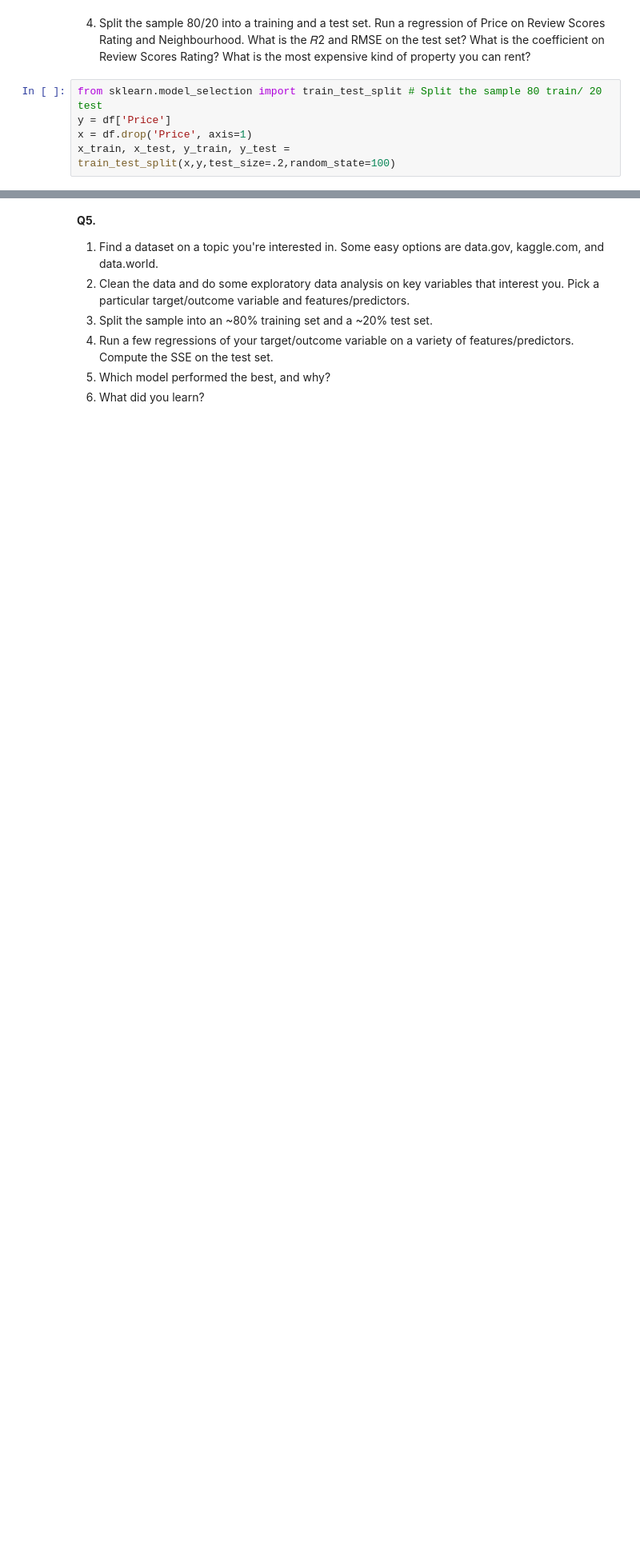
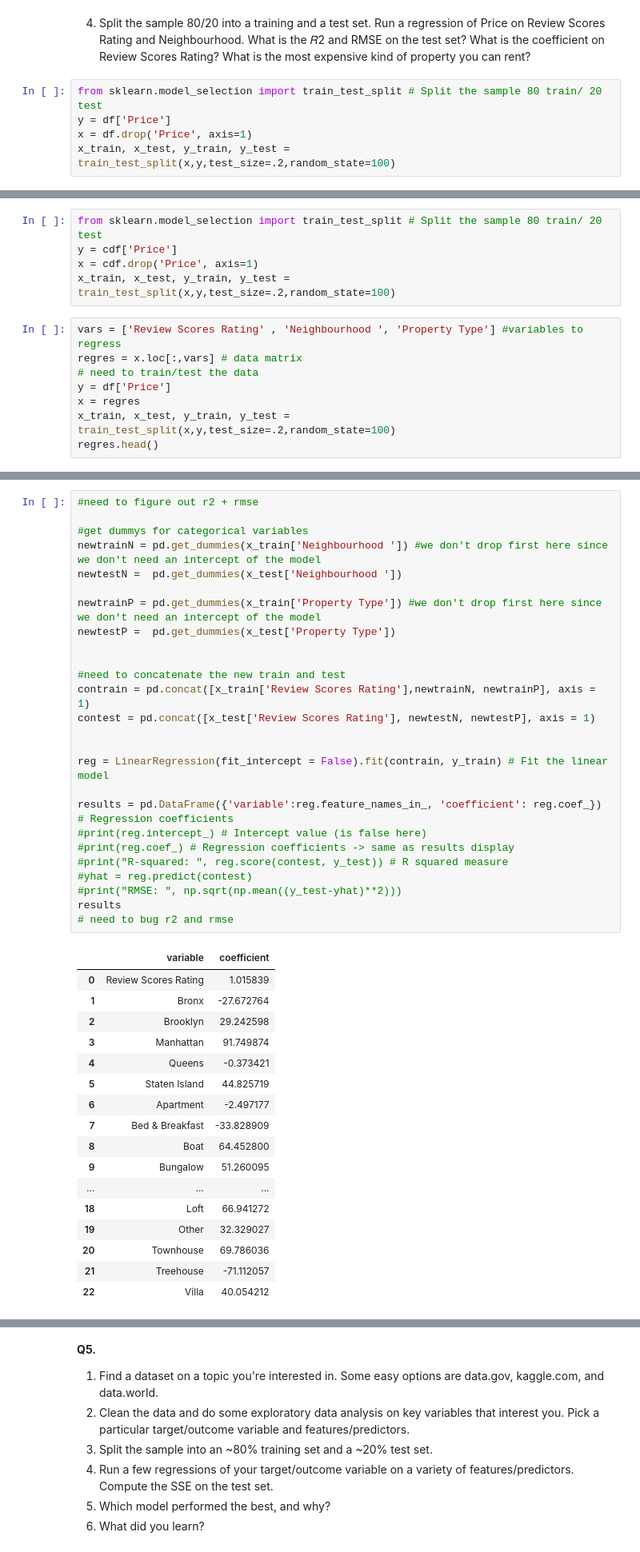
Before and after one commit to cwynne12/linearRegression, a Jupyter notebook: assignment.ipynb, the cells around one changed output, grey strips where cells are left out. Shown at 80% size. Drawn from its saved outputs; the diff is of its cells as text; blank space fills up the shorter version.

```diff
--- a/assignment.ipynb
+++ b/assignment.ipynb
@@ -191,0 +206,13 @@ results
+# %%
+from sklearn.model_selection import train_test_split # Split the sample 80 train/ 20 test
+y = cdf['Price']
+x = cdf.drop('Price', axis=1)
+x_train, x_test, y_train, y_test = train_test_split(x,y,test_size=.2,random_state=100)
+# %%
+vars = ['Review Scores Rating' , 'Neighbourhood ', 'Property Type'] #variables to regress
+regres = x.loc[:,vars] # data matrix
+# need to train/test the data
+y = df['Price']
+x = regres
+x_train, x_test, y_train, y_test = train_test_split(x,y,test_size=.2,random_state=100)
+regres.head()
@@ -191,0 +226,44 @@ results
+# %%
+#need to figure out r2 + rmse
+
+#get dummys for categorical variables
+newtrainN = pd.get_dummies(x_train['Neighbourhood ']) #we don't drop first here since we don't need an intercept of the model
+newtestN =  pd.get_dummies(x_test['Neighbourhood '])
+
+newtrainP = pd.get_dummies(x_train['Property Type']) #we don't drop first here since we don't need an intercept of the model
+newtestP =  pd.get_dummies(x_test['Property Type'])
+
+
+#need to concatenate the new train and test
+contrain = pd.concat([x_train['Review Scores Rating'],newtrainN, newtrainP], axis = 1)
+contest = pd.concat([x_test['Review Scores Rating'], newtestN, newtestP], axis = 1)
+
+
+reg = LinearRegression(fit_intercept = False).fit(contrain, y_train) # Fit the linear model
+
+results = pd.DataFrame({'variable':reg.feature_names_in_, 'coefficient': reg.coef_}) # Regression coefficients
+#print(reg.intercept_) # Intercept value (is false here)
+#print(reg.coef_) # Regression coefficients -> same as results display
+#print("R-squared: ", reg.score(contest, y_test)) # R squared measure
+#yhat = reg.predict(contest)
+#print("RMSE: ", np.sqrt(np.mean((y_test-yhat)**2)))
+results
+# need to bug r2 and rmse
+# %% [output]
+|  | variable | coefficient |
+| 0 | Review Scores Rating | 1.015839 |
+| 1 | Bronx | -27.672764 |
+| 2 | Brooklyn | 29.242598 |
+| 3 | Manhattan | 91.749874 |
+| 4 | Queens | -0.373421 |
+| 5 | Staten Island | 44.825719 |
+| 6 | Apartment | -2.497177 |
+| 7 | Bed & Breakfast | -33.828909 |
+| 8 | Boat | 64.452800 |
+| 9 | Bungalow | 51.260095 |
+| ... | ... | ... |
+| 18 | Loft | 66.941272 |
+| 19 | Other | 32.329027 |
+| 20 | Townhouse | 69.786036 |
+| 21 | Treehouse | -71.112057 |
+| 22 | Villa | 40.054212 |
```
Also changed, not shown: parts of 9 cells of this notebook.
